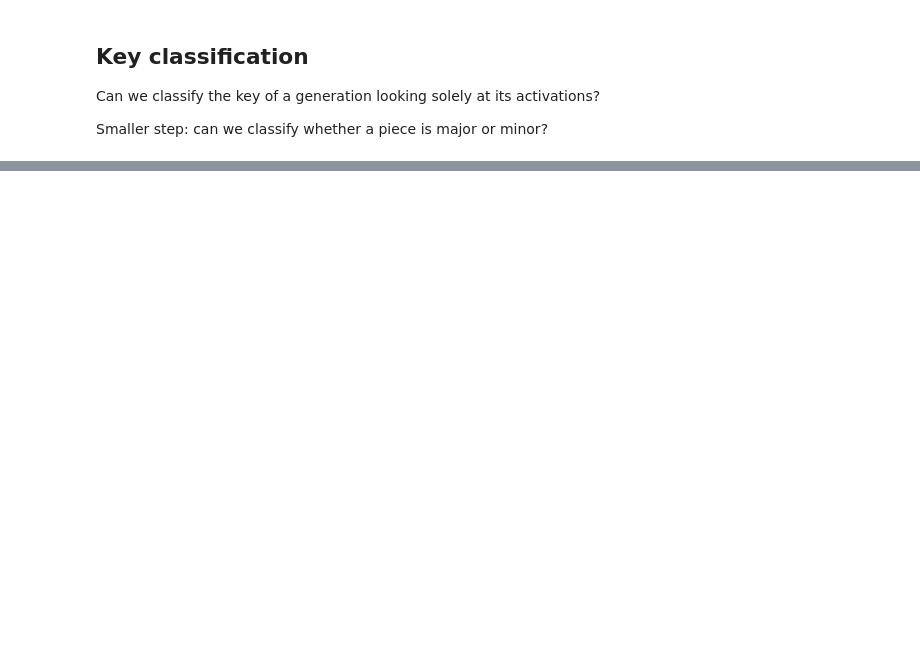
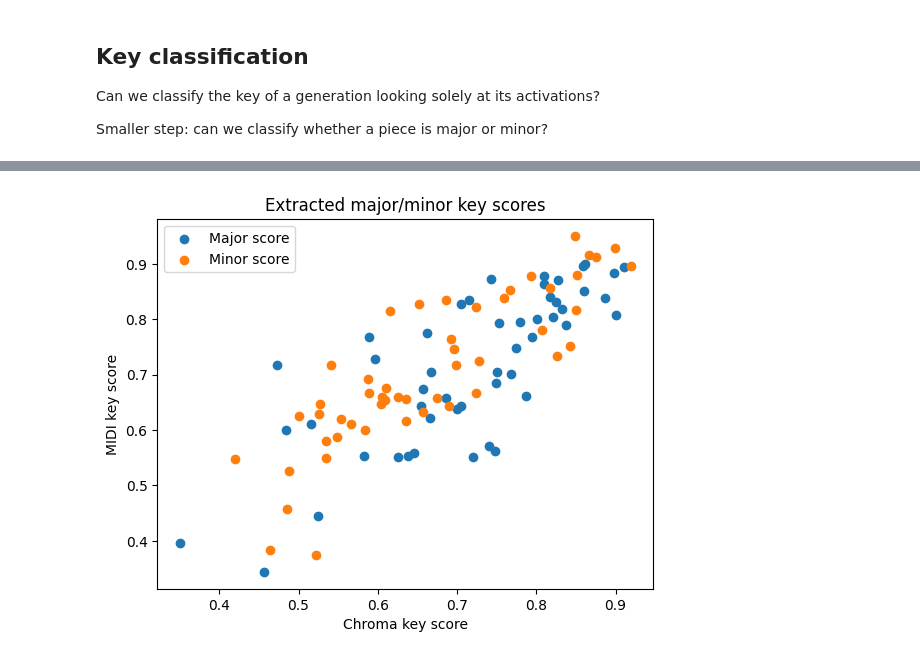
Before and after one commit to womogenes/musicgen-interp, a Jupyter notebook: midi/classify_key.ipynb, the cells around one changed output, grey strips where cells are left out. Drawn from its saved outputs; the diff is of its cells as text; code cells hidden in the pictures; blank space fills up the shorter version.

```diff
--- a/midi/classify_key.ipynb
+++ b/midi/classify_key.ipynb
@@ -62,0 +97,10 @@ chroma.shape=(12, 218)
+# %%
+plt.scatter(maj_chroma, maj_midi, label="Major score")
+plt.scatter(min_chroma, min_midi, label="Minor score")
+plt.xlabel("Chroma key score")
+plt.ylabel("MIDI key score")
+plt.title("Extracted major/minor key scores")
+plt.legend()
+plt.show()
+# %% [output]
+[figure, added]
```
Also changed, not shown: parts of 5 cells of this notebook, 2 other files.
